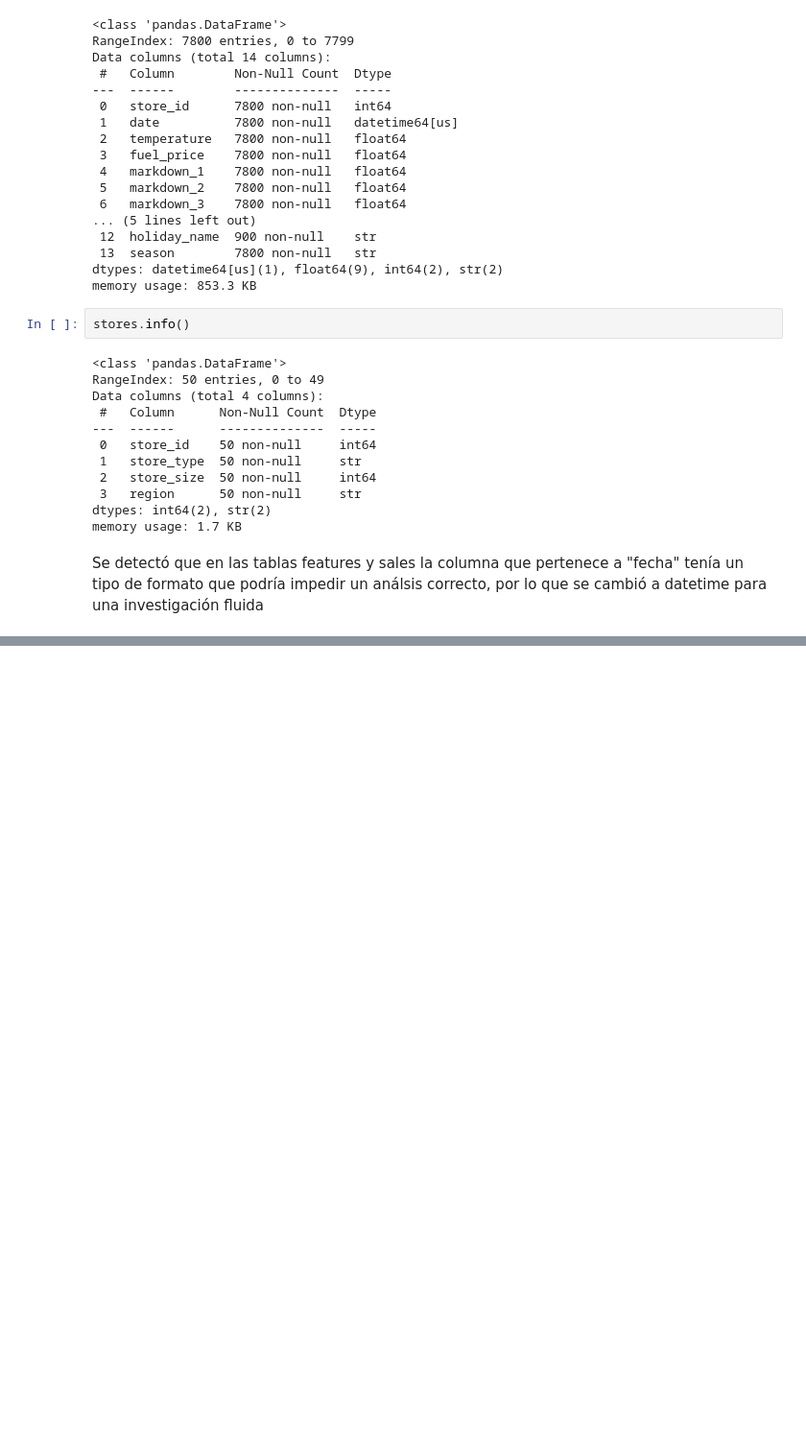
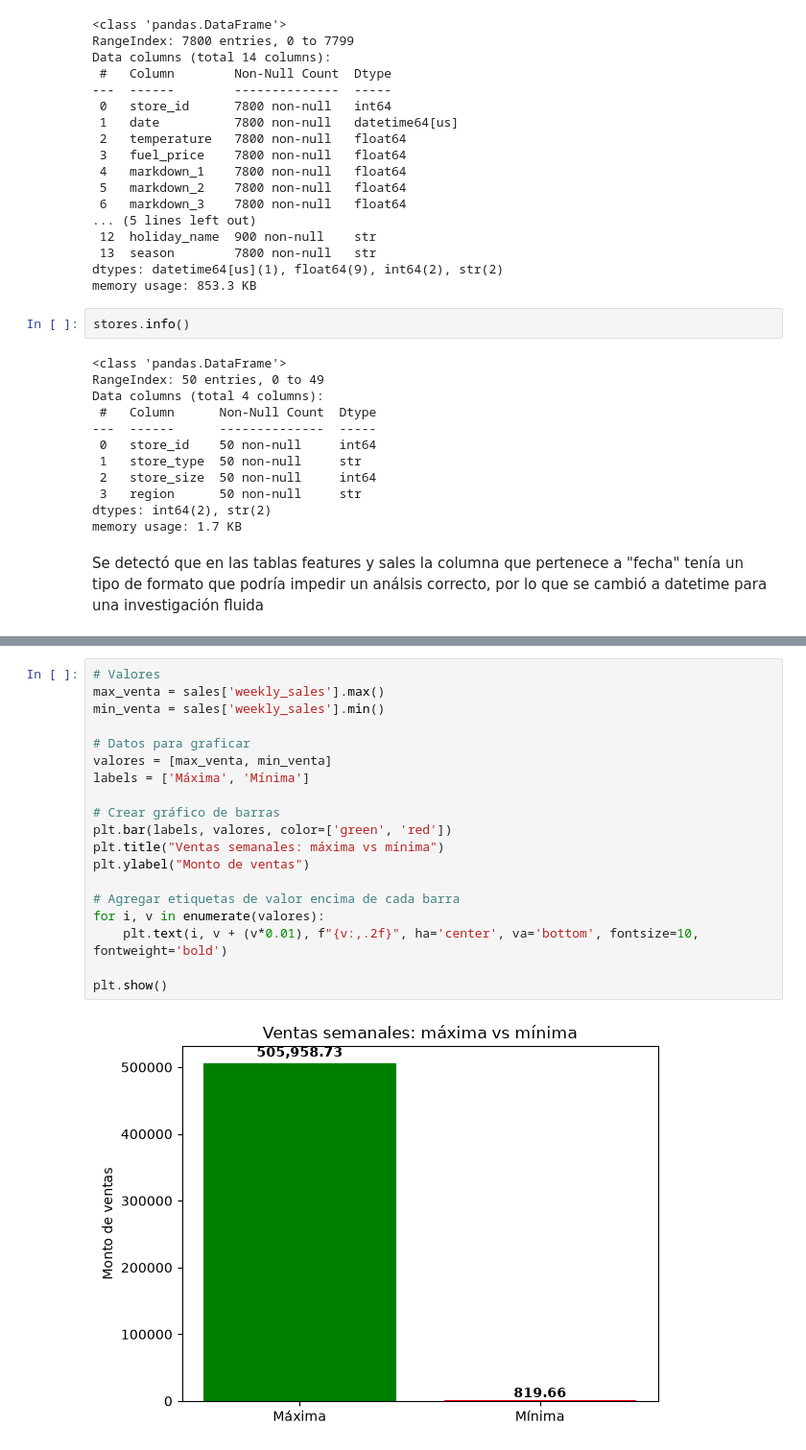
Before and after one commit to Esmeralda-Ro/repositorio--pr-cticas, a Jupyter notebook: Sales Forecasting/sales_forecasting.ipynb, the cells around one changed output, grey strips where cells are left out. Shown at 96% size. Drawn from its saved outputs; the diff is of its cells as text; blank space fills up the shorter version.

```diff
--- a/Sales Forecasting/sales_forecasting.ipynb
+++ b/Sales Forecasting/sales_forecasting.ipynb
@@ -158,0 +220,21 @@ python retail_analysis.py
+# %%
+# Valores
+max_venta = sales['weekly_sales'].max()
+min_venta = sales['weekly_sales'].min()
+
+# Datos para graficar
+valores = [max_venta, min_venta]
+labels = ['Máxima', 'Mínima']
+
+# Crear gráfico de barras
+plt.bar(labels, valores, color=['green', 'red'])
+plt.title("Ventas semanales: máxima vs mínima")
+plt.ylabel("Monto de ventas")
+
+# Agregar etiquetas de valor encima de cada barra
+for i, v in enumerate(valores):
+    plt.text(i, v + (v*0.01), f"{v:,.2f}", ha='center', va='bottom', fontsize=10, fontweight='bold')
+
+plt.show()
+# %% [output]
+[figure, added]
```
Also changed, not shown: parts of 30 cells of this notebook, 1 other file.
